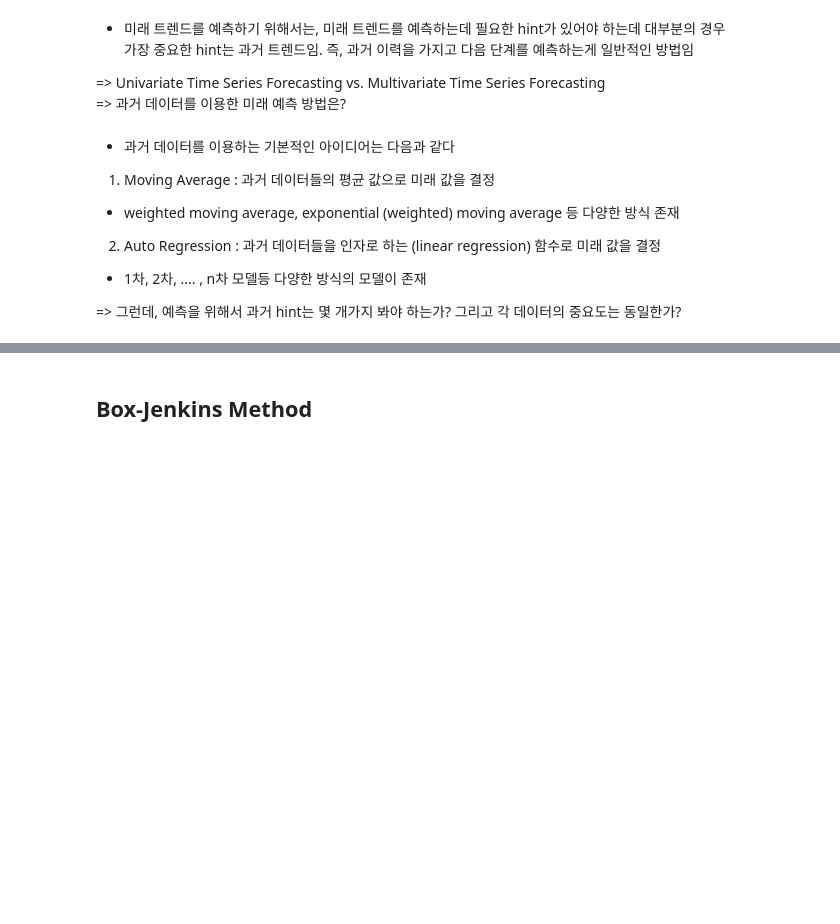
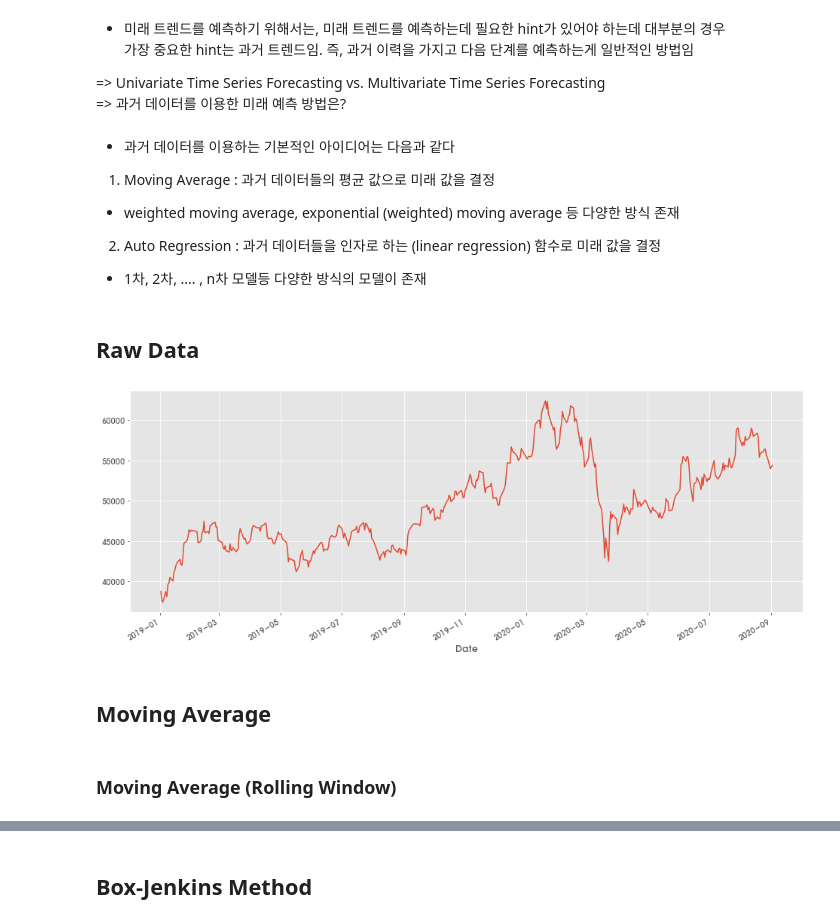
Before and after one commit to sumyeon/python_analytics_atoz, a Jupyter notebook: financial_analysis_v2.ipynb, the cells around one changed output, grey strips where cells are left out. Cells and saved outputs as stored; diff of their text form; code cells hidden in the pictures; blank space fills up the shorter version.

```diff
--- a/financial_analysis_v2.ipynb
+++ b/financial_analysis_v2.ipynb
@@ -201,0 +200,4 @@ def visualize_invest(targetdf, invest_list):
+# %%
+stockdf = getStockHistory(["삼성전자"], start='2019-01-01')
+stock2df = stockdf.droplevel(0,axis=1)
+stock2df.head()
@@ -248,5 +260,12 @@ https://medium.com/swlh/a-quick-example-of-time-series-forecasting-using-long-sh
 
 2) Auto Regression : 과거 데이터들을 인자로 하는 (linear regression) 함수로 미래 값을 결정
   - 1차, 2차, .... , n차 모델등 다양한 방식의 모델이 존재
-
-=> 그런데, 예측을 위해서 과거 hint는 몇 개가지 봐야 하는가? 그리고 각 데이터의 중요도는 동일한가?
+# %% [markdown]
+## Raw Data
+# %%
+ax = stock2df['Close'].plot(figsize=(16,6))
+#plt.scatter(stock2df.index, stock2df['Close'], color='Black')
+# %% [output]
+[figure, added]
+# %% [markdown]
+## Moving Average
@@ -252,0 +274,2 @@ https://medium.com/swlh/a-quick-example-of-time-series-forecasting-using-long-sh
+# %% [markdown]
+### Moving Average (Rolling Window)
```
Also changed, not shown: parts of 43 cells of this notebook.
